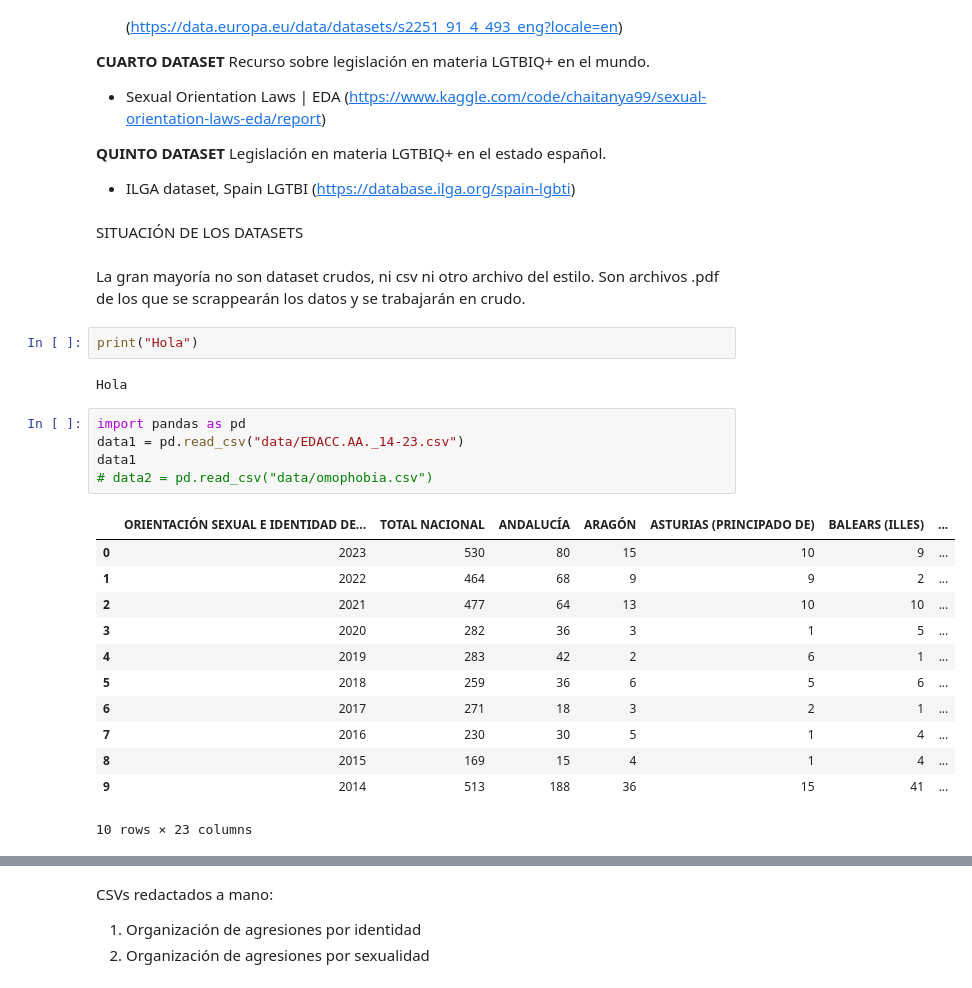
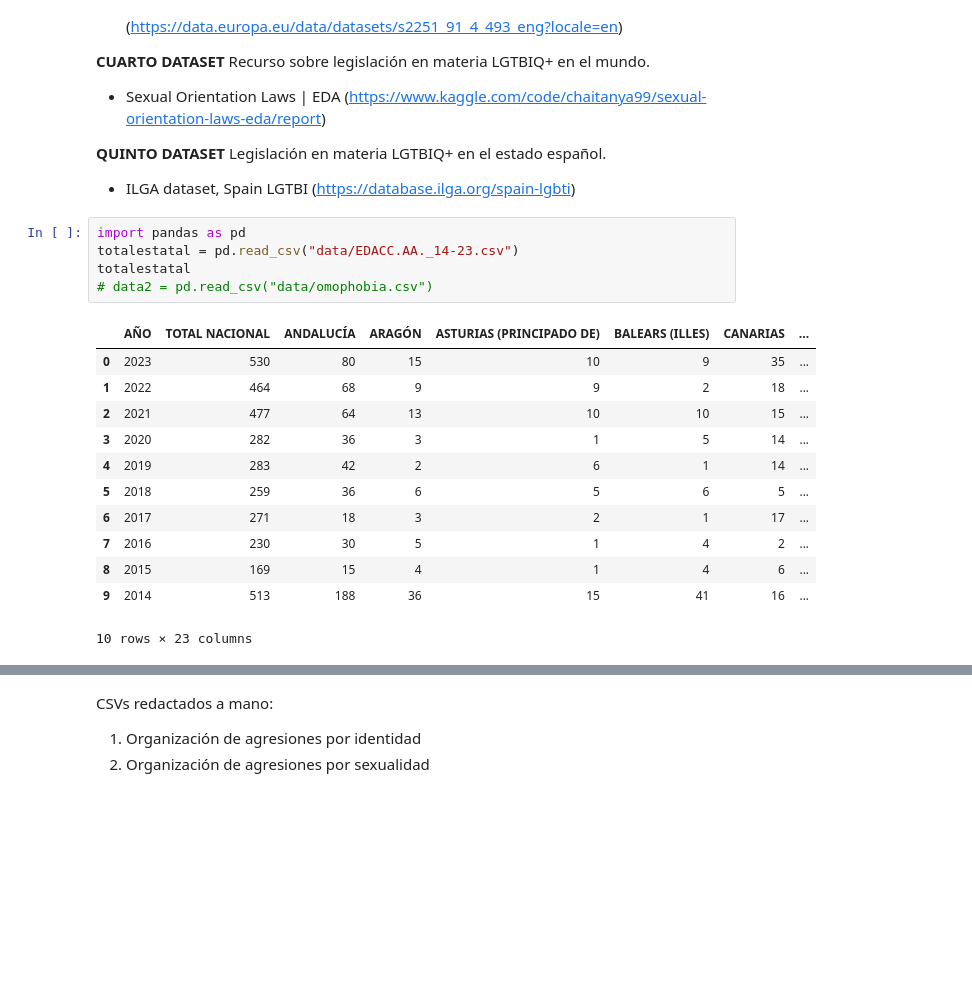
Before and after one commit to hug4470/ONLINE_DS_THEBRIDE_HUGOMM, a Jupyter notebook: EDA/Hugo EDA.ipynb, the cells around one changed output, grey strips where cells are left out. Drawn from its saved outputs; the diff is of its cells as text; blank space fills up the shorter version.

```diff
--- a/EDA/Hugo EDA.ipynb
+++ b/EDA/Hugo EDA.ipynb
@@ -47,30 +47,22 @@ Recurso sobre legislación en materia LGTBIQ+ en el mundo.
 **QUINTO DATASET**
 Legislación en materia LGTBIQ+ en el estado español.
 - ILGA dataset, Spain LGTBI (https://database.ilga.org/spain-lgbti)
-# %% [markdown]
-SITUACIÓN DE LOS DATASETS
-# %% [markdown]
-La gran mayoría no son dataset crudos, ni csv ni otro archivo del estilo. Son archivos .pdf de los que se scrappearán los datos y se trabajarán en crudo.
-# %%
-print("Hola")
-# %% [output]
-Hola
 # %%
 import pandas as pd
-data1 = pd.read_csv("data/EDACC.AA._14-23.csv")
-data1
+totalestatal = pd.read_csv("data/EDACC.AA._14-23.csv")
+totalestatal
 # data2 = pd.read_csv("data/omophobia.csv")
 # %% [output]
-|  | ORIENTACIÓN SEXUAL E IDENTIDAD DE... | TOTAL NACIONAL | ANDALUCÍA | ARAGÓN | ASTURIAS (PRINCIPADO DE) | BALEARS (ILLES) | ... |
-| 0 | 2023 | 530 | 80 | 15 | 10 | 9 | ... |
-| 1 | 2022 | 464 | 68 | 9 | 9 | 2 | ... |
-| 2 | 2021 | 477 | 64 | 13 | 10 | 10 | ... |
-| 3 | 2020 | 282 | 36 | 3 | 1 | 5 | ... |
-| 4 | 2019 | 283 | 42 | 2 | 6 | 1 | ... |
-| 5 | 2018 | 259 | 36 | 6 | 5 | 6 | ... |
-| 6 | 2017 | 271 | 18 | 3 | 2 | 1 | ... |
-| 7 | 2016 | 230 | 30 | 5 | 1 | 4 | ... |
-| 8 | 2015 | 169 | 15 | 4 | 1 | 4 | ... |
-| 9 | 2014 | 513 | 188 | 36 | 15 | 41 | ... |
+|  | AÑO | TOTAL NACIONAL | ANDALUCÍA | ARAGÓN | ASTURIAS (PRINCIPADO DE) | BALEARS (ILLES) | CANARIAS | ... |
+| 0 | 2023 | 530 | 80 | 15 | 10 | 9 | 35 | ... |
+| 1 | 2022 | 464 | 68 | 9 | 9 | 2 | 18 | ... |
+| 2 | 2021 | 477 | 64 | 13 | 10 | 10 | 15 | ... |
+| 3 | 2020 | 282 | 36 | 3 | 1 | 5 | 14 | ... |
+| 4 | 2019 | 283 | 42 | 2 | 6 | 1 | 14 | ... |
+| 5 | 2018 | 259 | 36 | 6 | 5 | 6 | 5 | ... |
+| 6 | 2017 | 271 | 18 | 3 | 2 | 1 | 17 | ... |
+| 7 | 2016 | 230 | 30 | 5 | 1 | 4 | 2 | ... |
+| 8 | 2015 | 169 | 15 | 4 | 1 | 4 | 6 | ... |
+| 9 | 2014 | 513 | 188 | 36 | 15 | 41 | 16 | ... |
 10 rows × 23 columns
 # %%
```
Also changed, not shown: parts of 82 cells of this notebook, 10 other files.
